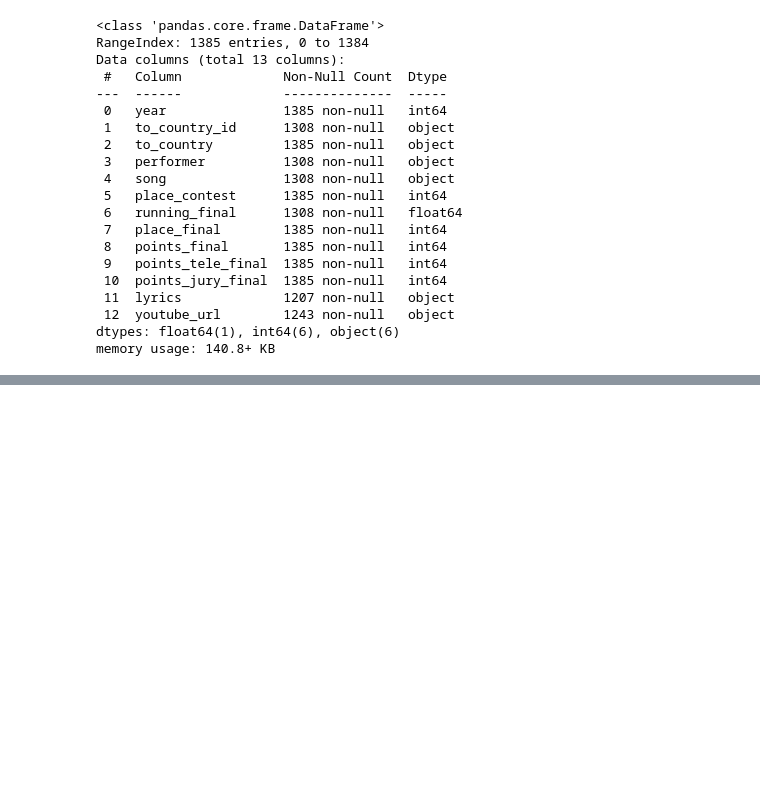
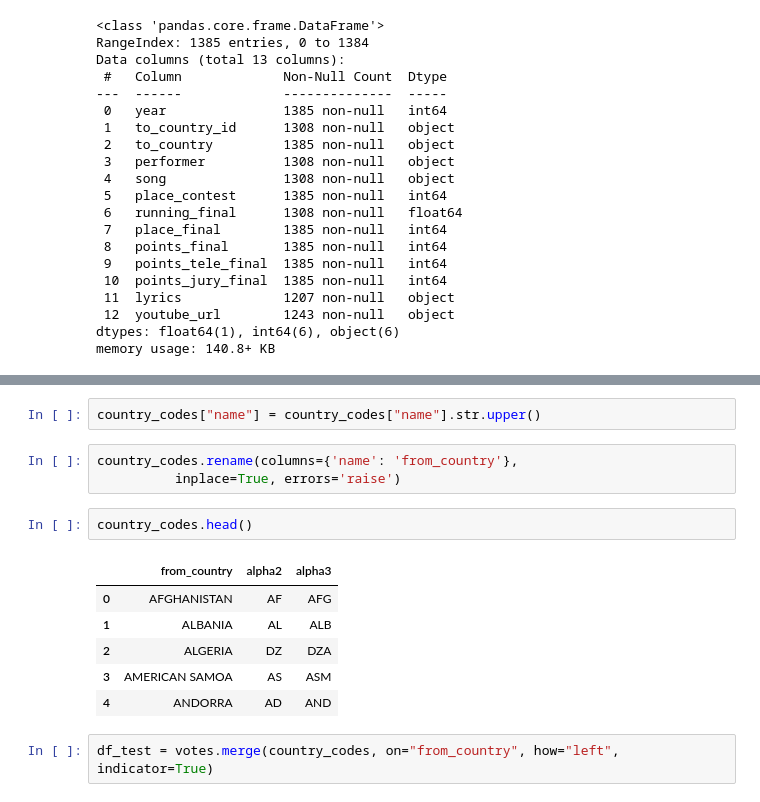
Before and after one commit to Lxm-100/eurovision-analysis, a Jupyter notebook: notebooks/test notebook.ipynb, the cells around one changed output, grey strips where cells are left out. Cells and saved outputs as stored; diff of their text form; blank space fills up the shorter version.

```diff
--- a/notebooks/test notebook.ipynb
+++ b/notebooks/test notebook.ipynb
@@ -346,0 +358,16 @@ votes.tail()
+# %%
+country_codes["name"] = country_codes["name"].str.upper()
+# %%
+country_codes.rename(columns={'name': 'from_country'},
+          inplace=True, errors='raise')
+# %%
+country_codes.head()
+# %% [output]
+|  | from_country | alpha2 | alpha3 |
+| 0 | AFGHANISTAN | AF | AFG |
+| 1 | ALBANIA | AL | ALB |
+| 2 | ALGERIA | DZ | DZA |
+| 3 | AMERICAN SAMOA | AS | ASM |
+| 4 | ANDORRA | AD | AND |
+# %%
+df_test = votes.merge(country_codes, on="from_country", how="left", indicator=True)
```
Also changed, not shown: parts of 12 cells of this notebook, 8 other files.
